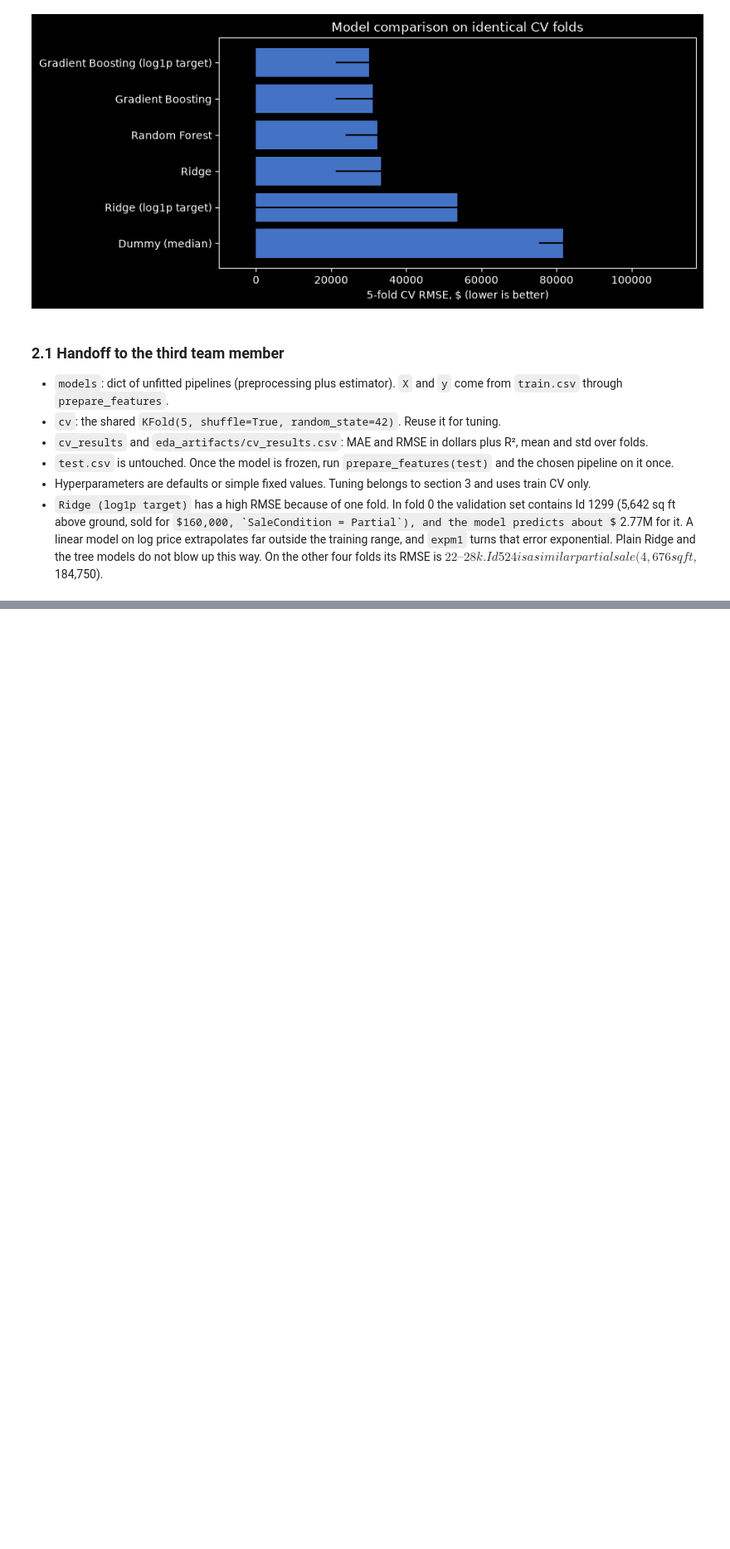
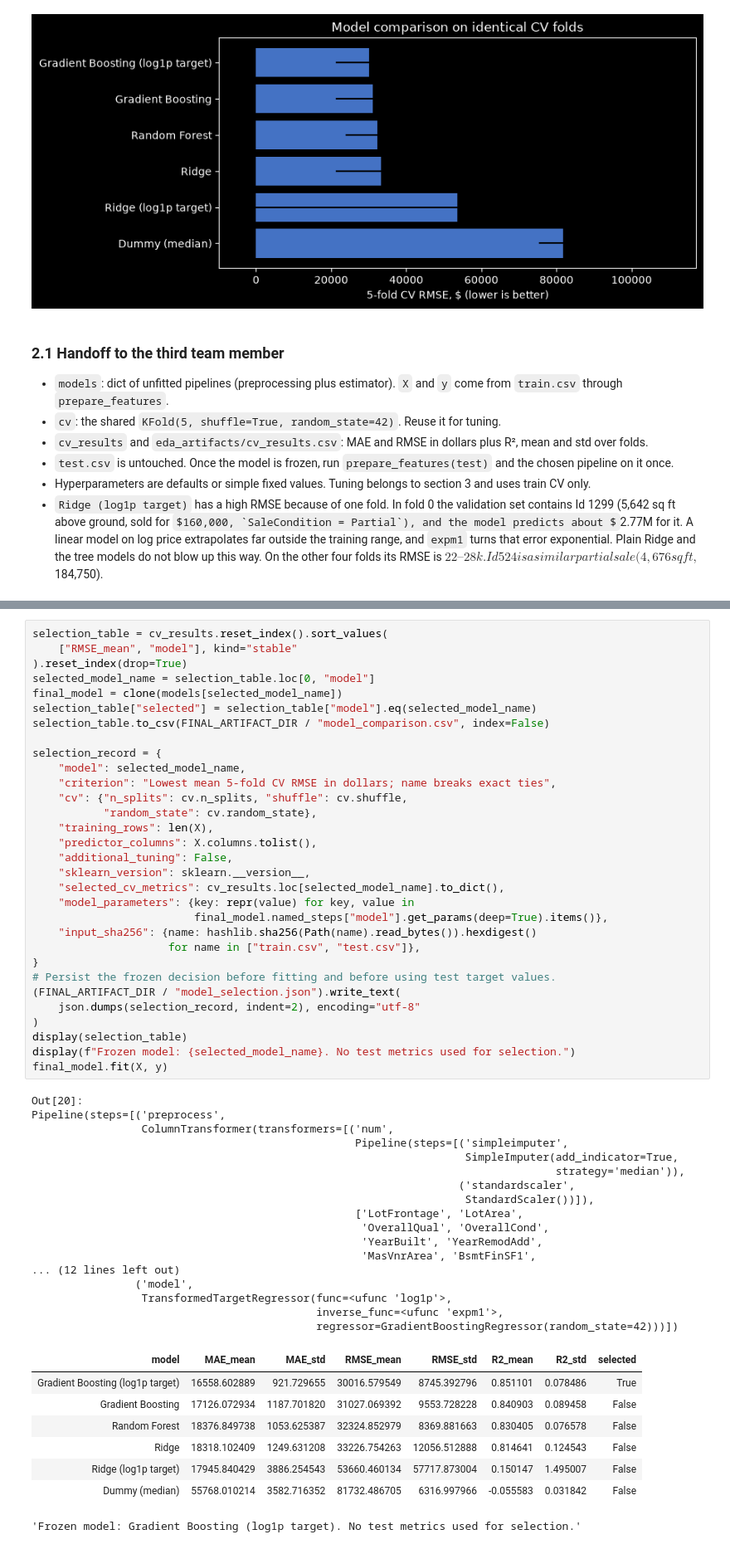
Before and after one commit to dench1k1ng/ml_midterm, a Jupyter notebook: main.ipynb, the cells around one changed output, grey strips where cells are left out. Shown at 83% size. Cells and saved outputs as stored; diff of their text form; some formulas as TeX source; blank space fills up the shorter version.

```diff
--- a/main.ipynb
+++ b/main.ipynb
@@ -537,0 +624,57 @@ _Reserved for the third team member. Do not use `test.csv` results to choose or
+# %%
+selection_table = cv_results.reset_index().sort_values(
+    ["RMSE_mean", "model"], kind="stable"
+).reset_index(drop=True)
+selected_model_name = selection_table.loc[0, "model"]
+final_model = clone(models[selected_model_name])
+selection_table["selected"] = selection_table["model"].eq(selected_model_name)
+selection_table.to_csv(FINAL_ARTIFACT_DIR / "model_comparison.csv", index=False)
+
+selection_record = {
+    "model": selected_model_name,
+    "criterion": "Lowest mean 5-fold CV RMSE in dollars; name breaks exact ties",
+    "cv": {"n_splits": cv.n_splits, "shuffle": cv.shuffle,
+           "random_state": cv.random_state},
+    "training_rows": len(X),
+    "predictor_columns": X.columns.tolist(),
+    "additional_tuning": False,
+    "sklearn_version": sklearn.__version__,
+    "selected_cv_metrics": cv_results.loc[selected_model_name].to_dict(),
+    "model_parameters": {key: repr(value) for key, value in
+                         final_model.named_steps["model"].get_params(deep=True).items()},
+    "input_sha256": {name: hashlib.sha256(Path(name).read_bytes()).hexdigest()
+                     for name in ["train.csv", "test.csv"]},
+}
+# Persist the frozen decision before fitting and before using test target values.
+(FINAL_ARTIFACT_DIR / "model_selection.json").write_text(
+    json.dumps(selection_record, indent=2), encoding="utf-8"
+)
+display(selection_table)
+display(f"Frozen model: {selected_model_name}. No test metrics used for selection.")
+final_model.fit(X, y)
+# %% [output]
+Out[20]:
+Pipeline(steps=[('preprocess',
+                 ColumnTransformer(transformers=[('num',
+                                                  Pipeline(steps=[('simpleimputer',
+                                                                   SimpleImputer(add_indicator=True,
+                                                                                 strategy='median')),
+                                                                  ('standardscaler',
+                                                                   StandardScaler())]),
+                                                  ['LotFrontage', 'LotArea',
+                                                   'OverallQual', 'OverallCond',
+                                                   'YearBuilt', 'YearRemodAdd',
+                                                   'MasVnrArea', 'BsmtFinSF1',
+... (12 lines left out)
+                ('model',
+                 TransformedTargetRegressor(func=<ufunc 'log1p'>,
+                                            inverse_func=<ufunc 'expm1'>,
+                                            regressor=GradientBoostingRegressor(random_state=42)))])
+| model | MAE_mean | MAE_std | RMSE_mean | RMSE_std | R2_mean | R2_std | selected |
+| Gradient Boosting (log1p target) | 16558.602889 | 921.729655 | 30016.579549 | 8745.392796 | 0.851101 | 0.078486 | True |
+| Gradient Boosting | 17126.072934 | 1187.701820 | 31027.069392 | 9553.728228 | 0.840903 | 0.089458 | False |
+| Random Forest | 18376.849738 | 1053.625387 | 32324.852979 | 8369.881663 | 0.830405 | 0.076578 | False |
+| Ridge | 18318.102409 | 1249.631208 | 33226.754263 | 12056.512888 | 0.814641 | 0.124543 | False |
+| Ridge (log1p target) | 17945.840429 | 3886.254543 | 53660.460134 | 57717.873004 | 0.150147 | 1.495007 | False |
+| Dummy (median) | 55768.010214 | 3582.716352 | 81732.486705 | 6316.997966 | -0.055583 | 0.031842 | False |
+'Frozen model: Gradient Boosting (log1p target). No test metrics used for selection.'
```
Also changed, not shown: parts of 11 cells of this notebook, 14 other files.
